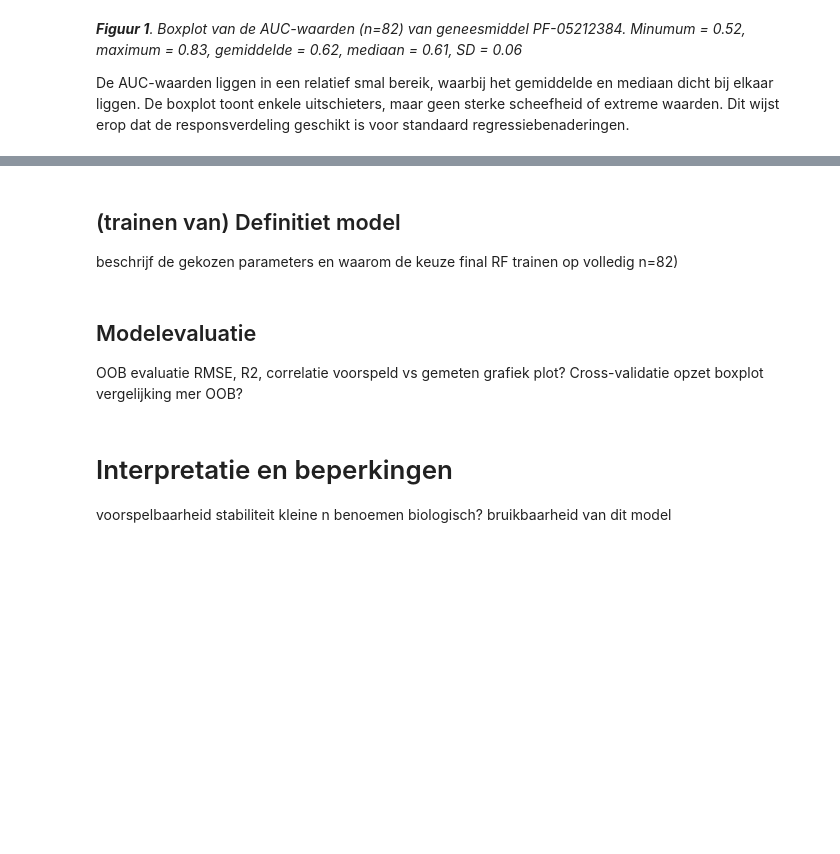
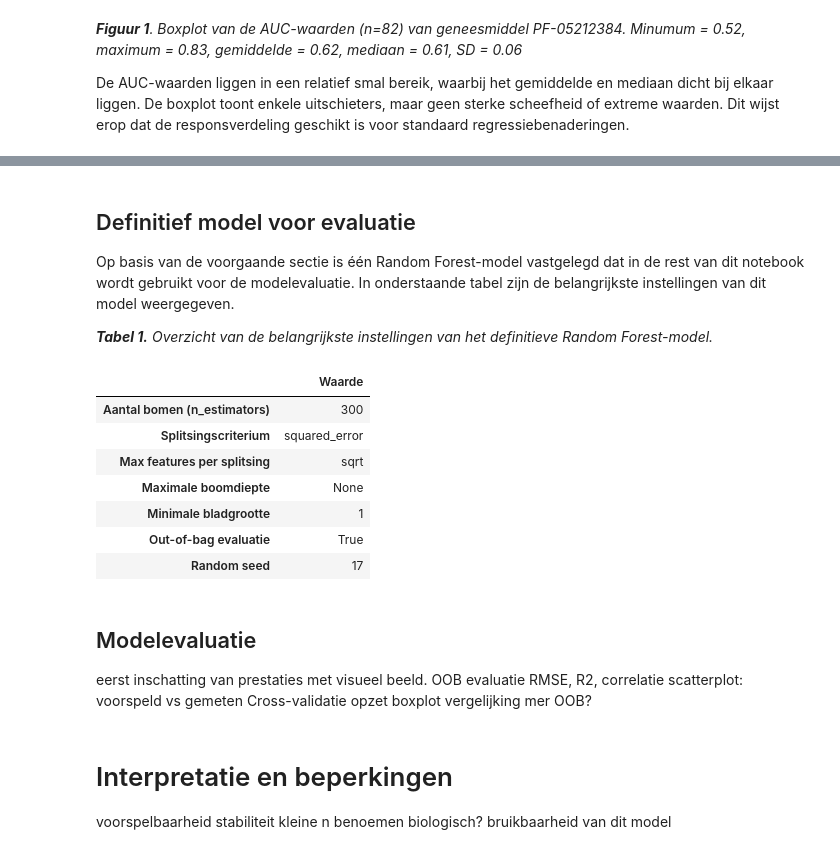
Before and after one commit to ProjecticumDlerpDs/ml_oncoresponse, a Jupyter notebook: notebooks/dv3_model_evaluatie.ipynb, the cells around one changed output, grey strips where cells are left out. Cells and saved outputs as stored; diff of their text form; code cells hidden in the pictures; blank space fills up the shorter version.

```diff
--- a/notebooks/dv3_model_evaluatie.ipynb
+++ b/notebooks/dv3_model_evaluatie.ipynb
@@ -182,16 +326,57 @@ Gebruik van OOB om keuzes te onderbouwen
 # %% [markdown]
-## (trainen van) Definitiet model
+## Definitief model voor evaluatie
 
+Op basis van de voorgaande sectie is één Random Forest-model vastgelegd dat in de rest van dit notebook wordt gebruikt voor de modelevaluatie. In onderstaande tabel zijn de belangrijkste instellingen van dit model weergegeven.
 
-beschrijf de gekozen parameters en waarom de keuze
-final RF trainen op volledig n=82)
+***Tabel 1.** Overzicht van de belangrijkste instellingen van het definitieve Random Forest-model.*
+# %%
+from sklearn.ensemble import RandomForestRegressor
+import pandas as pd
+
+# definitief RF-model
+rf_final = RandomForestRegressor(
+    n_estimators=300,
+    criterion="squared_error",
+    max_features="sqrt",
+    max_depth=None,
+    min_samples_leaf=1,
+    oob_score=True,
+    random_state=17,
+    n_jobs=-1
+)
+
+# train model
+rf_final.fit(X_aligned, y_aligned)
+
+# Tabel met relevante instellingen
+params = {
+    "Aantal bomen (n_estimators)": rf_final.n_estimators,
+    "Splitsingscriterium": rf_final.criterion,
+    "Max features per splitsing": rf_final.max_features,
+    "Maximale boomdiepte": rf_final.max_depth,
+    "Minimale bladgrootte": rf_final.min_samples_leaf,
+    "Out-of-bag evaluatie": rf_final.oob_score,
+    "Random seed": rf_final.random_state
+}
+
+params_df = pd.DataFrame.from_dict(params, orient="index", columns=["Waarde"])
+params_df
+# %% [output]
+|  | Waarde |
+| Aantal bomen (n_estimators) | 300 |
+| Splitsingscriterium | squared_error |
+| Max features per splitsing | sqrt |
+| Maximale boomdiepte | None |
+| Minimale bladgrootte | 1 |
+| Out-of-bag evaluatie | True |
+| Random seed | 17 |
 # %% [markdown]
 ## Modelevaluatie
 
+eerst inschatting van prestaties met visueel beeld.
 OOB evaluatie
     RMSE, R2, correlatie
-    voorspeld vs gemeten grafiek
-    plot?
+    scatterplot: voorspeld vs gemeten
 Cross-validatie
     opzet
     boxplot
```
Also changed, not shown: parts of 11 cells of this notebook.
